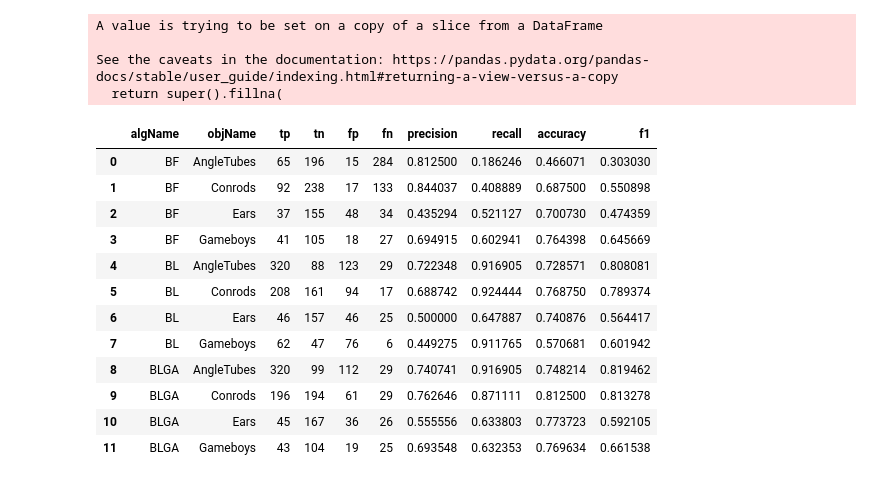
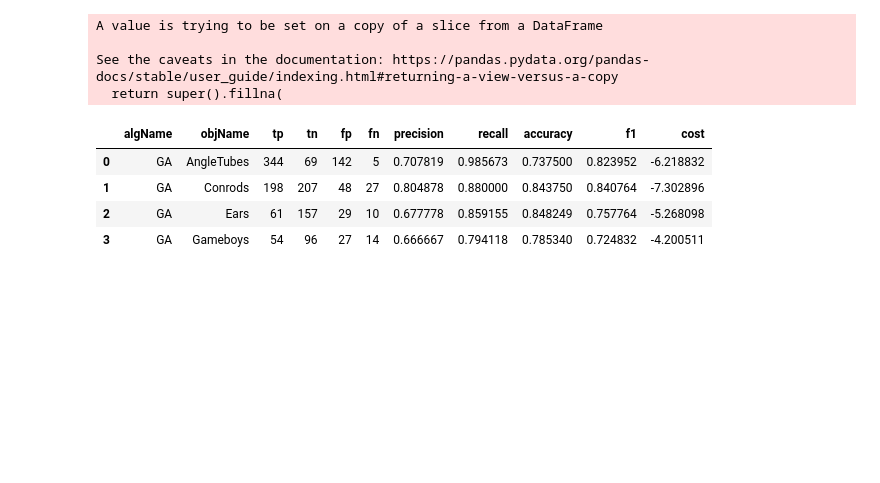
Before and after one commit to Jensbeltman/masterRepo, a Jupyter notebook: scripts/algorithm_tuner_overview.ipynb, the cells around one changed output. Saved outputs shown, nothing was run; the diff lists cells and outputs as text; code cells hidden in the pictures; blank space fills up the shorter version.

```diff
--- a/scripts/algorithm_tuner_overview.ipynb
+++ b/scripts/algorithm_tuner_overview.ipynb
@@ -4,36 +4,28 @@ from time import time
 # %%
 objects_to_test = ["AngleTubes","Ears","Conrods","Gameboys"]
 validation_measures = ["f1","precision","recall","accuracy"]
-csv_path = "/home/jens/masterData/AlgorithmTuner/TunedParameters/LR/BLGA_II_COMP_AlgorithmTunerData-data.csv"
-df = pd.read_csv(csv_path, usecols = ["algName","objName","geName","tp","tn","fp","fn"]+validation_measures, dtype = {"algName":"category","objName":"category","geName":"category"})
+csv_path = "/home/jens/masterData/AlgorithmTuner/lr_new_AlgorithmTunerData-data.csv"
+df = pd.read_csv(csv_path, usecols = ["algName","objName","geName","tp","tn","fp","fn","cost"]+validation_measures, dtype = {"algName":"category","objName":"category","geName":"category"})
 df = df[df["objName"].isin(objects_to_test)]
 df["objName"].cat.remove_unused_categories(inplace=True)
 
 df =  df.groupby(["algName","objName"]).sum().reset_index()
 df["precision"]=df["tp"]/(df["tp"]+df["fp"])
 df["recall"]=df["tp"]/(df["tp"]+df["fn"])
 df["f1"]=2*df["tp"]/(2*df["tp"]+df["fn"]+df["fp"])
 df["accuracy"]=(df["tp"]+df["tn"])/(df["tp"]+df["tn"]+df["fp"]+df["fn"])
 df[["precision","recall","f1","accuracy"]].fillna(0,inplace=True)
 df
 # %% [output]
 A value is trying to be set on a copy of a slice from a DataFrame
 
 See the caveats in the documentation: https://pandas.pydata.org/pandas-docs/stable/user_guide/indexing.html#returning-a-view-versus-a-copy
   return super().fillna(
-|  | algName | objName | tp | tn | fp | fn | precision | recall | accuracy | f1 |
-| 0 | BF | AngleTubes | 65 | 196 | 15 | 284 | 0.812500 | 0.186246 | 0.466071 | 0.303030 |
-| 1 | BF | Conrods | 92 | 238 | 17 | 133 | 0.844037 | 0.408889 | 0.687500 | 0.550898 |
-| 2 | BF | Ears | 37 | 155 | 48 | 34 | 0.435294 | 0.521127 | 0.700730 | 0.474359 |
-| 3 | BF | Gameboys | 41 | 105 | 18 | 27 | 0.694915 | 0.602941 | 0.764398 | 0.645669 |
-| 4 | BL | AngleTubes | 320 | 88 | 123 | 29 | 0.722348 | 0.916905 | 0.728571 | 0.808081 |
-| 5 | BL | Conrods | 208 | 161 | 94 | 17 | 0.688742 | 0.924444 | 0.768750 | 0.789374 |
-| 6 | BL | Ears | 46 | 157 | 46 | 25 | 0.500000 | 0.647887 | 0.740876 | 0.564417 |
-| 7 | BL | Gameboys | 62 | 47 | 76 | 6 | 0.449275 | 0.911765 | 0.570681 | 0.601942 |
-| 8 | BLGA | AngleTubes | 320 | 99 | 112 | 29 | 0.740741 | 0.916905 | 0.748214 | 0.819462 |
-| 9 | BLGA | Conrods | 196 | 194 | 61 | 29 | 0.762646 | 0.871111 | 0.812500 | 0.813278 |
-| 10 | BLGA | Ears | 45 | 167 | 36 | 26 | 0.555556 | 0.633803 | 0.773723 | 0.592105 |
-| 11 | BLGA | Gameboys | 43 | 104 | 19 | 25 | 0.693548 | 0.632353 | 0.769634 | 0.661538 |
+|  | algName | objName | tp | tn | fp | fn | precision | recall | accuracy | f1 | cost |
+| 0 | GA | AngleTubes | 344 | 69 | 142 | 5 | 0.707819 | 0.985673 | 0.737500 | 0.823952 | -6.218832 |
+| 1 | GA | Conrods | 198 | 207 | 48 | 27 | 0.804878 | 0.880000 | 0.843750 | 0.840764 | -7.302896 |
+| 2 | GA | Ears | 61 | 157 | 29 | 10 | 0.677778 | 0.859155 | 0.848249 | 0.757764 | -5.268098 |
+| 3 | GA | Gameboys | 54 | 96 | 27 | 14 | 0.666667 | 0.794118 | 0.785340 | 0.724832 | -4.200511 |
 # %%
 
 fig,axes = plt.subplots(len(validation_measures),1,figsize=(10,len(validation_measures)*5),sharey="row")
```
Also changed, not shown: parts of 2 cells of this notebook, 26 other files.
